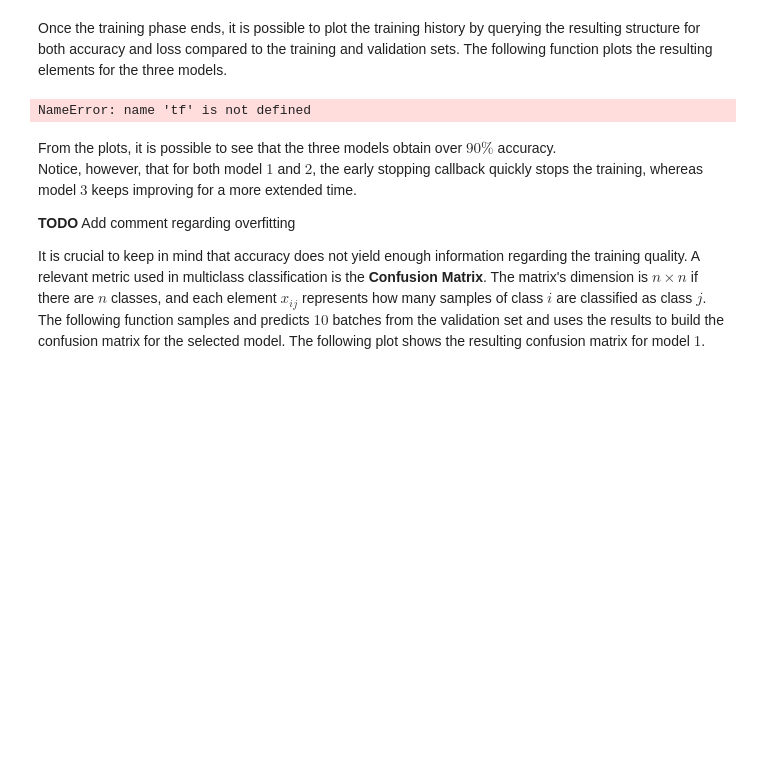
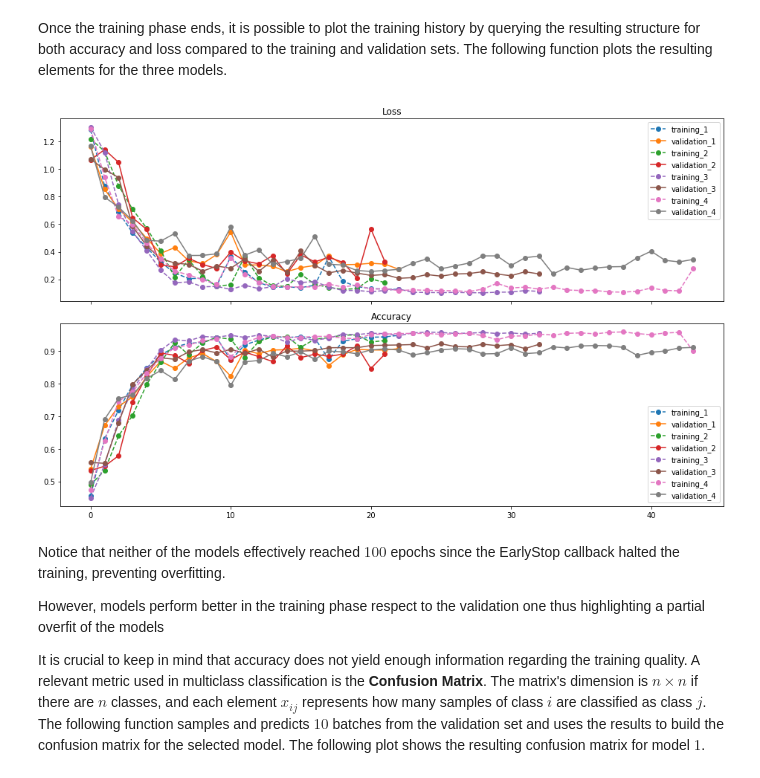
Before and after one commit to EmanueleGiacomini/MLSP_HAR_LSTM, a Jupyter notebook: [MLSP]_Project_Giacomini.ipynb, the cells around one changed output. Saved outputs shown, nothing was run; the diff lists cells and outputs as text; code cells hidden in the pictures; blank space fills up the shorter version.

```diff
--- a/[MLSP]_Project_Giacomini.ipynb
+++ b/[MLSP]_Project_Giacomini.ipynb
@@ -273,25 +287,24 @@ Once the training phase ends, it is possible to plot the training history by que
 # %%
 def plot_models_result(history: [tf.keras.callbacks.History]) -> None:
     fig, axs = plt.subplots(2, figsize=(13, 8), sharex=True)
     for i, hist in enumerate(history):
-        axs[0].plot(hist.history['loss'], '--o', label=f'training_{i}')
-        axs[0].plot(hist.history['val_loss'], '-o', label=f'validation_{i}')
-        axs[1].plot(hist.history['acc'], '--o', label=f'training_{i}')
-        axs[1].plot(hist.history['val_acc'], '-o', label=f'validation_{i}')
+        axs[0].plot(hist.history['loss'], '--o', label=f'training_{i+1}')
+        axs[0].plot(hist.history['val_loss'], '-o', label=f'validation_{i+1}')
+        axs[1].plot(hist.history['acc'], '--o', label=f'training_{i+1}')
+        axs[1].plot(hist.history['val_acc'], '-o', label=f'validation_{i+1}')
     axs[0].legend()
     axs[1].legend()
     axs[0].set_title('Loss')
     axs[1].set_title('Accuracy')
     plt.tight_layout()
 
 plot_models_result(models_history)
 # %% [output]
-NameError: name 'tf' is not defined
+[figure, added]
 # %% [markdown]
-From the plots, it is possible to see that the three models obtain over $90\%$ accuracy.
-Notice, however, that for both model $1$ and $2$, the early stopping callback quickly stops the training, whereas model $3$ keeps improving for a more extended time.
+Notice that neither of the models effectively reached $100$ epochs since the EarlyStop callback halted the training, preventing overfitting.
 
-__TODO__ Add comment regarding overfitting
+However, models perform better in the training phase respect to the validation one thus highlighting a partial overfit of the models
 
 It is crucial to keep in mind that accuracy does not yield enough information regarding the training quality. A relevant metric used in multiclass classification is the __Confusion Matrix__. The matrix's dimension is $n\times n$ if there are $n$ classes, and each element $x_{ij}$ represents how many samples of class $i$ are classified as class $j$.
 The following function samples and predicts $10$ batches from the validation set and uses the results to build the confusion matrix for the selected model. The following plot shows the resulting confusion matrix for model $1$.
```
Also changed, not shown: parts of 12 cells of this notebook.
